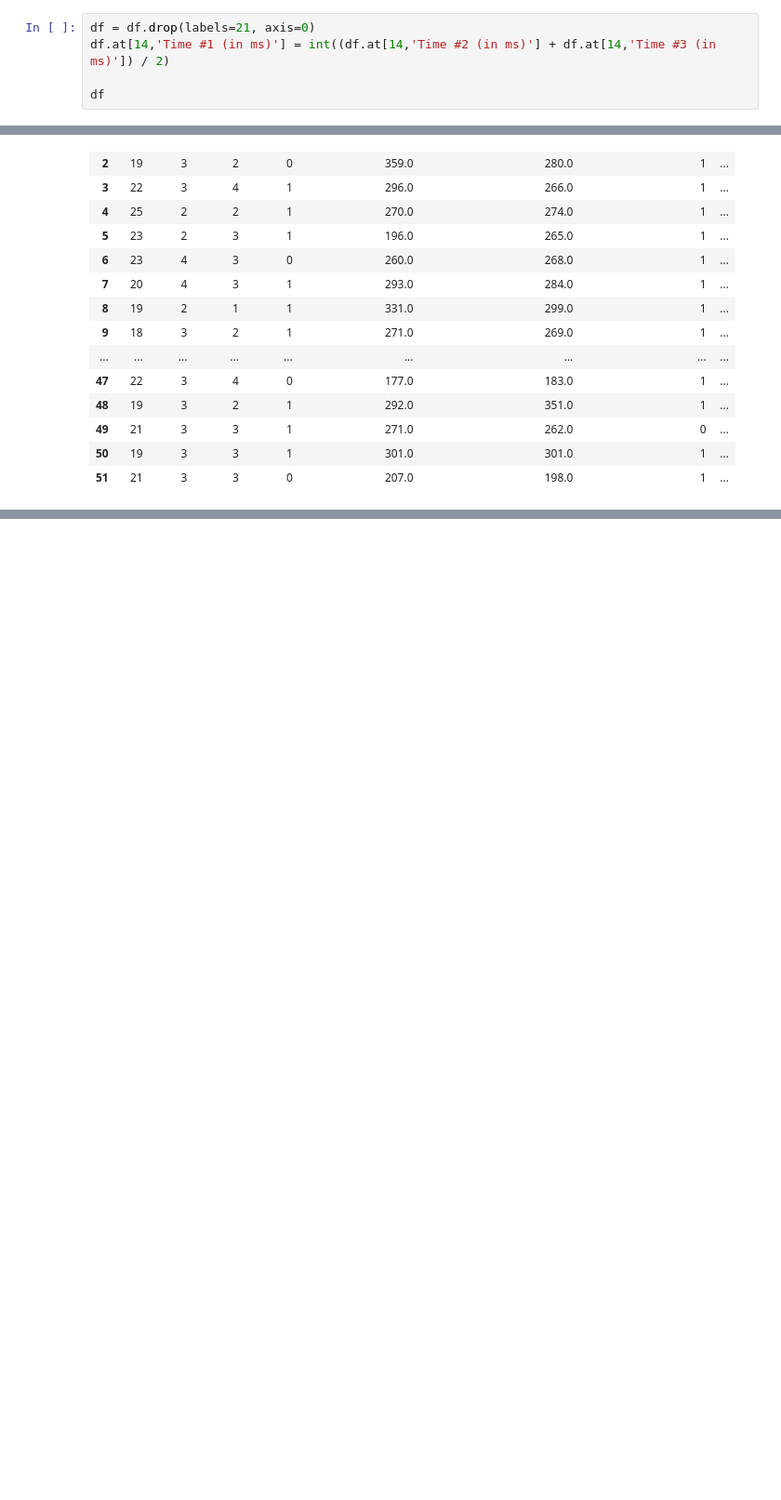
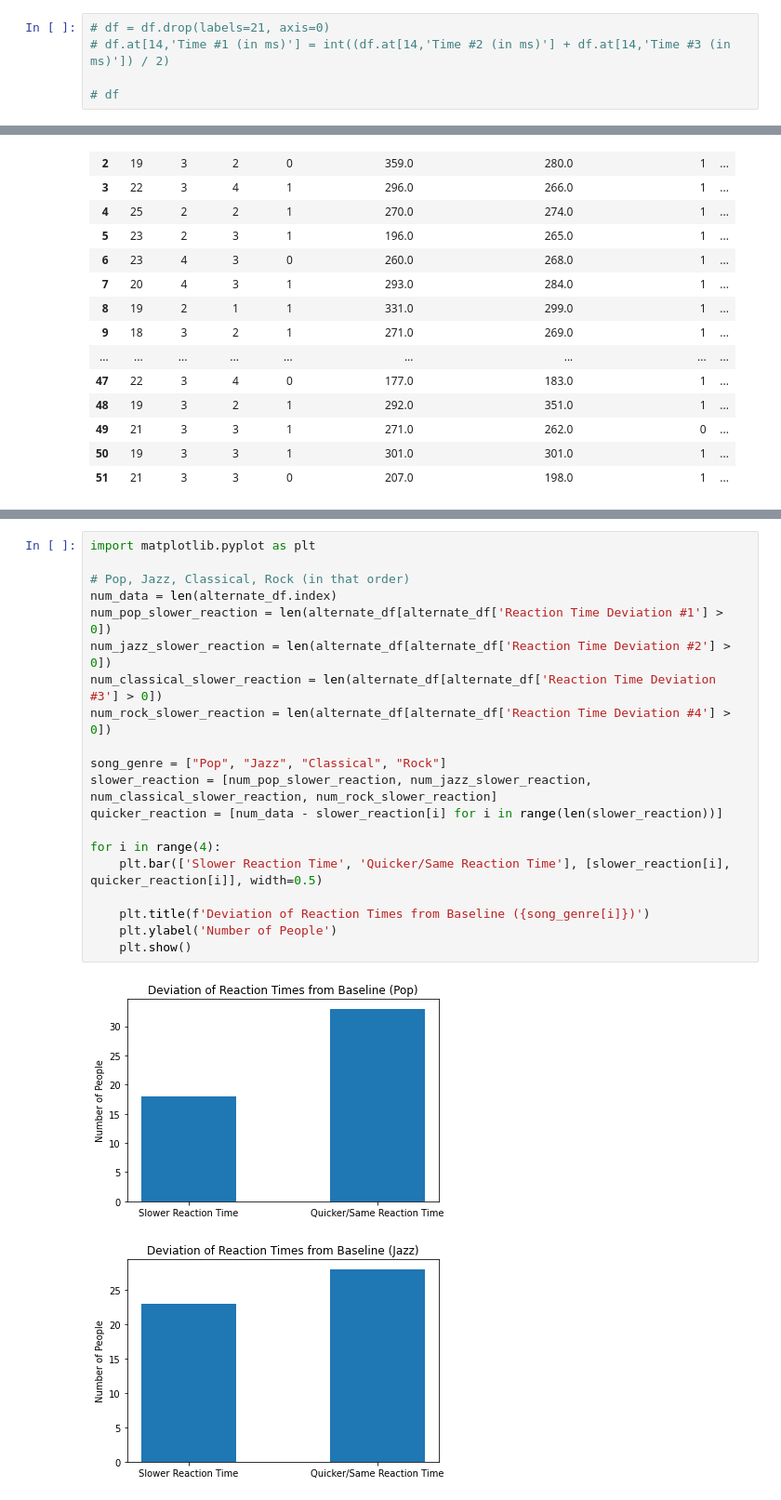
Before and after one commit to kzhang7802/Tuning-In-to-Tempo, a Jupyter notebook: Tuning in to Tempo.ipynb, the cells around one changed output, grey strips where cells are left out. Shown at 93% size. Cells and saved outputs as stored; diff of their text form; blank space fills up the shorter version.

```diff
--- a/Tuning in to Tempo.ipynb
+++ b/Tuning in to Tempo.ipynb
@@ -31,7 +15,7 @@ df[['Time #1 (in ms)', 'Time #2 (in ms)','Time #3 (in ms)']]
 # %% [markdown]
 It's evident that the 21st row has falsified data, so I'll be removing the entire row. The 14th row also has an extremely large reaction time, so I'll be replacing it with the average of the other two values.
 # %%
-df = df.drop(labels=21, axis=0)
-df.at[14,'Time #1 (in ms)'] = int((df.at[14,'Time #2 (in ms)'] + df.at[14,'Time #3 (in ms)']) / 2)
+# df = df.drop(labels=21, axis=0)
+# df.at[14,'Time #1 (in ms)'] = int((df.at[14,'Time #2 (in ms)'] + df.at[14,'Time #3 (in ms)']) / 2)
 
-df
+# df
@@ -122,0 +72,23 @@ alternate_df
+# %%
+import matplotlib.pyplot as plt
+
+# Pop, Jazz, Classical, Rock (in that order)
+num_data = len(alternate_df.index)
+num_pop_slower_reaction = len(alternate_df[alternate_df['Reaction Time Deviation #1'] > 0])
+num_jazz_slower_reaction = len(alternate_df[alternate_df['Reaction Time Deviation #2'] > 0])
+num_classical_slower_reaction = len(alternate_df[alternate_df['Reaction Time Deviation #3'] > 0])
+num_rock_slower_reaction = len(alternate_df[alternate_df['Reaction Time Deviation #4'] > 0])
+
+song_genre = ["Pop", "Jazz", "Classical", "Rock"]
+slower_reaction = [num_pop_slower_reaction, num_jazz_slower_reaction, num_classical_slower_reaction, num_rock_slower_reaction]
+quicker_reaction = [num_data - slower_reaction[i] for i in range(len(slower_reaction))]
+
+for i in range(4):
+    plt.bar(['Slower Reaction Time', 'Quicker/Same Reaction Time'], [slower_reaction[i], quicker_reaction[i]], width=0.5)
+
+    plt.title(f'Deviation of Reaction Times from Baseline ({song_genre[i]})')
+    plt.ylabel('Number of People')
+    plt.show()
+# %% [output]
+[figure, added]
+[figure, added]
```
Also changed, not shown: parts of 7 cells of this notebook.
